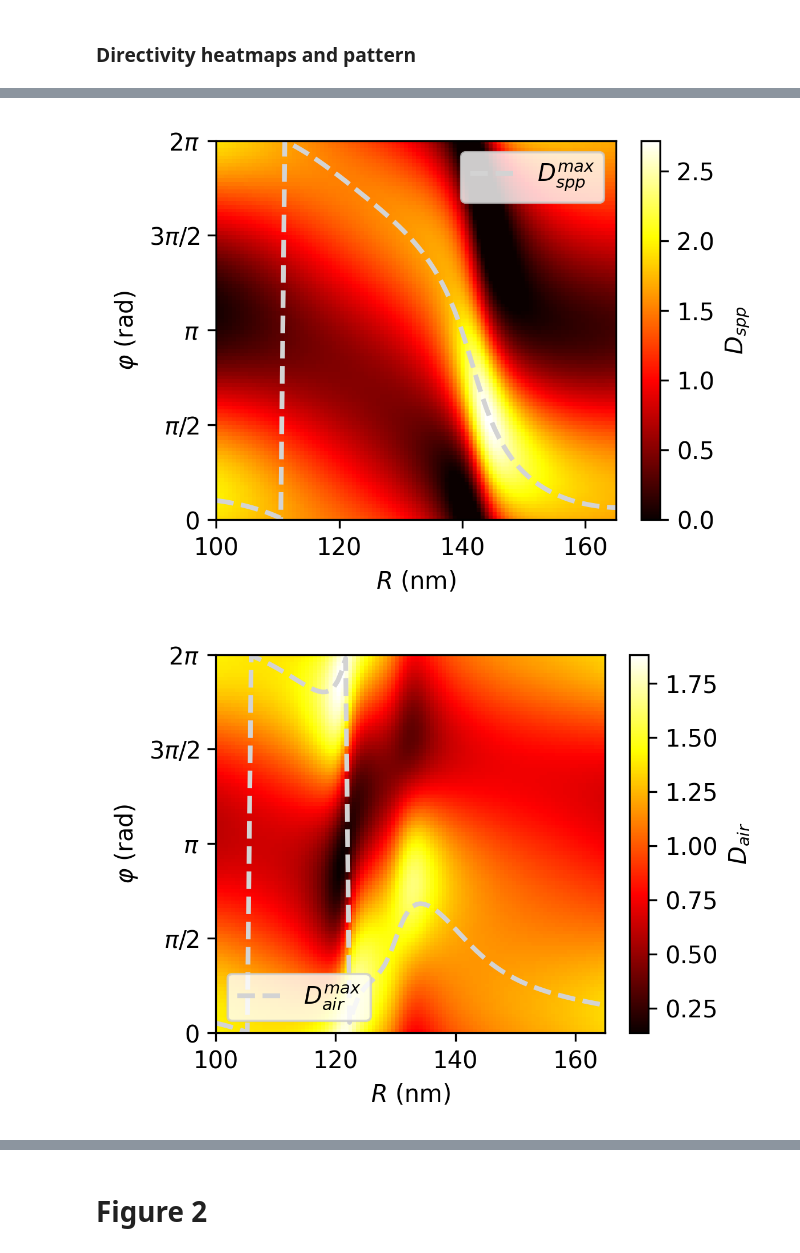
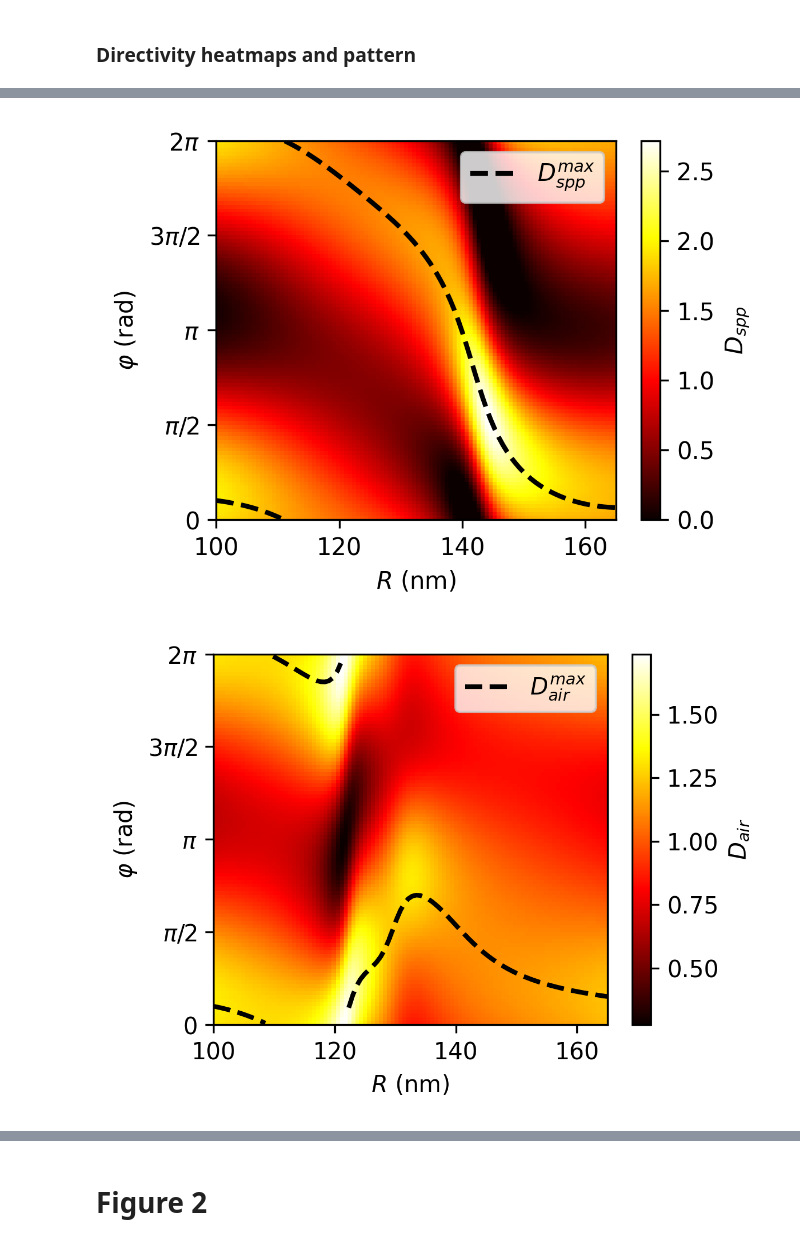
Before and after one commit to semyonbo/SPP_ANALYTICAL, a Jupyter notebook: ArticlePlots.ipynb, the cells around one changed output, grey strips where cells are left out. Saved outputs shown, nothing was run; the diff lists cells and outputs as text; code cells hidden in the pictures.

```diff
--- a/ArticlePlots.ipynb
+++ b/ArticlePlots.ipynb
@@ -199,10 +227,10 @@ base_config = SimulationConfig(
     R =  110.5 * ureg.nanometer,
     dist = 2 * ureg.nanometer,
     angle = np.deg2rad(25),
-    psi = 0,
+    psi = np.pi/2,
     chi = np.pi/4,
     show_warnings=False,
-    two_beam_setup=False
+    initial_field_type='plane_wave'
 )
 
 XOY_SPP = CylindricalGrid(phi=np.linspace(0, 2*np.pi, 100)*ureg.rad,
@@ -246,8 +274,11 @@ for r in R_values:
     max_phi_for.append(phi_mean)
 
 
-plt.plot(R_values, max_phi_for, color="lightgray", linewidth=2, label="$D_{spp}^{max}$", ls='--')
+ind_stop = 17
 
+plt.plot(R_values[:ind_stop], max_phi_for[:ind_stop], color="black", linewidth=2, label="$D_{spp}^{max}$", ls='--')
+
+plt.plot(R_values[ind_stop:], max_phi_for[ind_stop:], color="black", linewidth=2, ls='--')
 
 
 
@@ -264,13 +295,21 @@ plt.yticks(yticks, yticklabels)
 plt.ylim(0, 2*np.pi)
 plt.tight_layout()
 plt.legend()
-#plt.savefig('article_plots/Dspp_map_R.svg', dpi=300)
+plt.savefig('article_plots/Dspp_map_R.svg', dpi=300)
 plt.show()
 # %% [output]
-[figure, old version]
+[figure, new version]
 # %%
+from MieSppForce.simulation import SphericalGrid
+
 num_points = 100
 
-sweep_reg, diagrams_reg, _ = SweepRunner(base_config, 'R', np.linspace(100, 165, num_points)*ureg.nanometer, True, True, True, False, XOY_AIR, 'reg').run(n_jobs=-1)
+XOY_AIR = SphericalGrid(
+    r= base_config.wl,
+    theta = np.linspace(0, np.pi/2, 20) * ureg.rad,
+    phi = np.linspace(0, 2*np.pi, 100) * ureg.rad
+)
+
+sweep_reg, diagrams_reg, _ = SweepRunner(base_config, 'R', np.linspace(100, 165, num_points)*ureg.nanometer, True, True, True, False, XOY_AIR, 'reg', diagram_normalize=None).run(n_jobs=-1)
 # sweep_sc, diagrams_sc, _ = SweepRunner(base_config, 'R', np.linspace(100, 165, num_points)*ureg.nanometer, True, True, True, False, XOY_AIR, 'sc', diagram_normalize=None).run(n_jobs=-1)
 # sweep_air, diagrams_air, _ = SweepRunner(base_config, 'R', np.linspace(100, 165, num_points)*ureg.nanometer, True, True, True, False, XOY_AIR, 'air', diagram_normalize=None).run(n_jobs=-1)
@@ -278,16 +407,17 @@ sweep_reg, diagrams_reg, _ = SweepRunner(base_config, 'R', np.linspace(100, 165,
 import numpy as np
 import matplotlib.pyplot as plt
 
-diagrams_reg["phi"] = diagrams_reg["phi"].apply(lambda x: x.magnitude if hasattr(x, "magnitude") else x)
-diagrams_reg["R"]  = diagrams_reg["R"].apply(lambda x: x.magnitude if hasattr(x, "magnitude") else x)
+# diagrams_reg["phi"] = diagrams_reg["phi"].apply(lambda x: x.magnitude if hasattr(x, "magnitude") else x)
+# diagrams_reg["R"]  = diagrams_reg["R"].apply(lambda x: x.magnitude if hasattr(x, "magnitude") else x)
 
-# diagrams_air["phi"] = diagrams_air["phi"].apply(lambda x: x.magnitude if hasattr(x, "magnitude") else x)
-# diagrams_air["R"]  = diagrams_air["R"].apply(lambda x: x.magnitude if hasattr(x, "magnitude") else x)
+# theta_target = np.pi/8
+# theta_unique = diagrams_reg["theta"].unique()
+# theta_fixed = theta_unique[np.argmin(np.abs(theta_unique - theta_target))]
 
-# diagrams_sc["phi"] = diagrams_sc["phi"].apply(lambda x: x.magnitude if hasattr(x, "magnitude") else x)
-# diagrams_sc["R"]  = diagrams_sc["R"].apply(lambda x: x.magnitude if hasattr(x, "magnitude") else x)
+# df_fixed_theta = diagrams_reg[np.isclose(diagrams_reg["theta"], theta_fixed)]
 
-pivot = diagrams_reg.pivot(index="phi", columns="R", values="D")
+
+# pivot = df_fixed_theta.pivot(index="phi", columns="R", values="D")
 
 # Находим углы максимумов для каждой длины волны
 R_values = pivot.columns.values.astype(float)
@@ -302,35 +432,45 @@ for r in R_values:
     if phi_mean < 0:
         phi_mean += 2 * np.pi
     max_phi_for_r.append(phi_mean)
 
 
 # Построение тепловой карты
 plt.figure(figsize=(4, 3), dpi=300)
 plt.imshow(
     pivot.values.astype(float),
     aspect="auto",
     origin="lower",
     extent=[
         float(pivot.columns.min()), float(pivot.columns.max()),
         float(pivot.index.min()),   float(pivot.index.max())
     ],
-    cmap="hot"
+    cmap="hot",
 )
 
-plt.plot(R_values, max_phi_for_r, color="lightgray", linewidth=2, label="$D_{air}^{max}$", ls='--')
+
+
+phi_max = np.asarray(max_phi_for_r, dtype=float)
+dphi = np.abs(np.diff(phi_max))
+breaks = dphi > np.pi
+
+phi_plot = phi_max.copy()
+phi_plot[1:][breaks] = np.nan
+
+plt.plot(R_values, phi_plot, color="black", linewidth=2, label="$D_{air}^{max}$", ls='--')
 
 plt.colorbar(label="$D_{air}$")
 plt.xlabel("$R$ (nm)")
 plt.ylabel("$\\varphi$ (rad)")
 
 # Установка делений по оси Y в радианах
 yticks = [0, np.pi/2, np.pi, 3*np.pi/2, 2*np.pi]
 yticklabels = ["$0$", "$\\pi/2$", "$\\pi$", "$3\\pi/2$", "$2\\pi$"]
 plt.yticks(yticks, yticklabels)
 
-plt.legend(loc="lower left")
+plt.legend(loc="upper right")
 plt.tight_layout()
-#plt.savefig('article_plots/Dair_R.svg', dpi=300)
+plt.savefig('article_plots/Dair_R_hot.svg', dpi=300)
+plt.savefig('article_plots/Dair_R_hot.png', dpi=300)
 plt.show()
 # %% [output]
-[figure, old version]
+[figure, new version]
```
Also changed, not shown: parts of 13 cells of this notebook, 42 other files.
